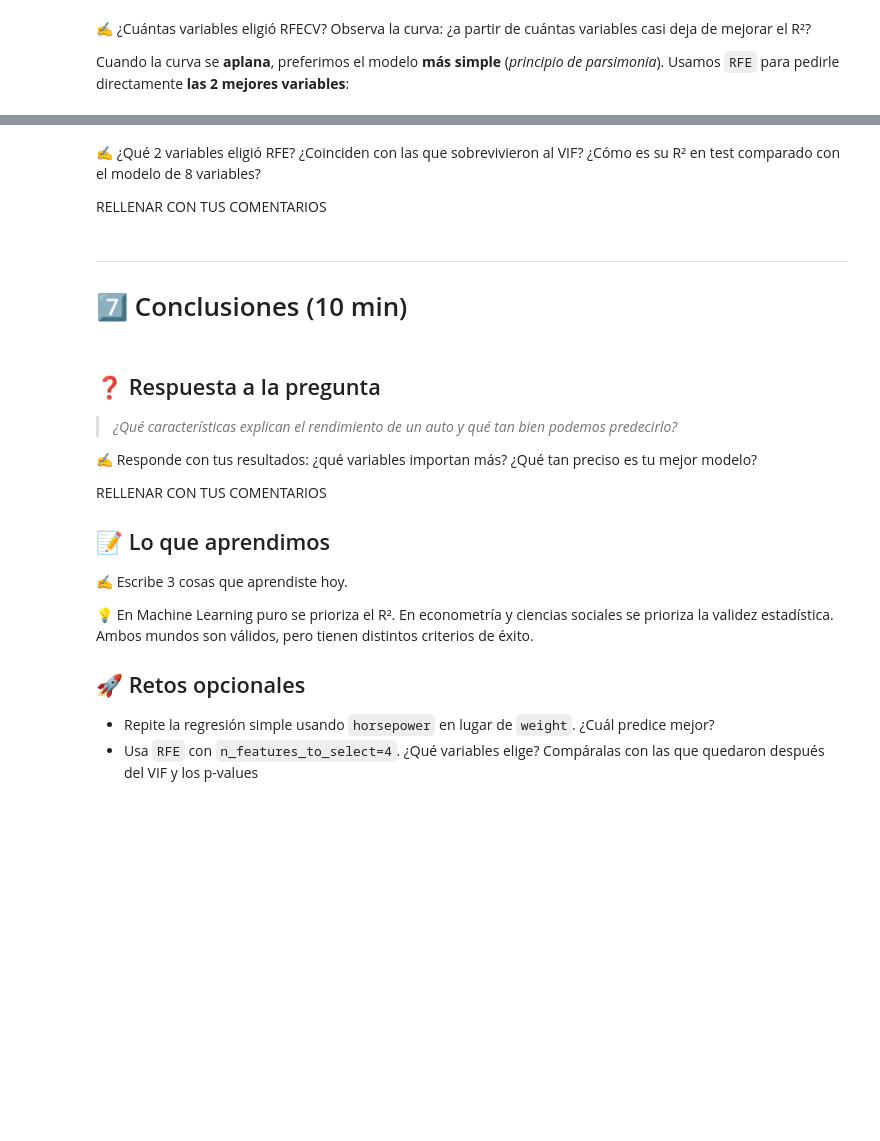
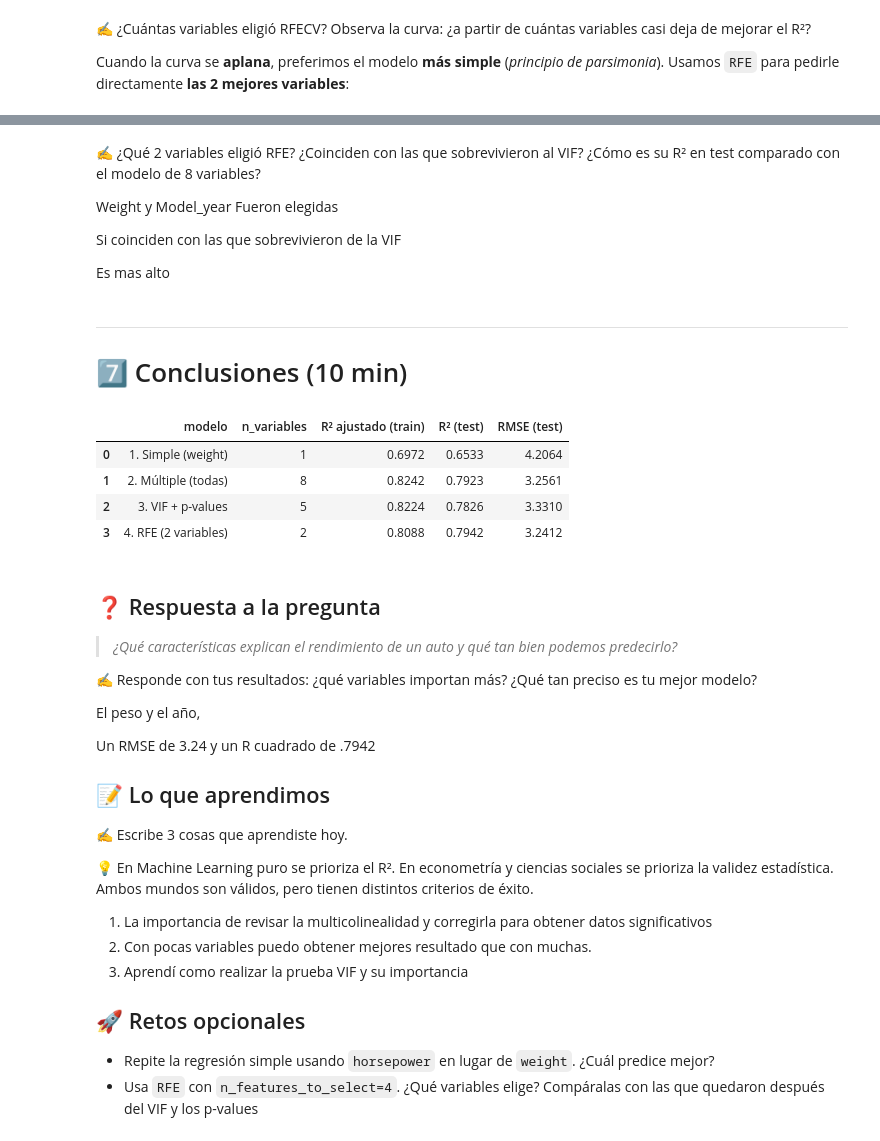
Before and after one commit to julianquirogaqtr/modelos-predictivos-597112, a Jupyter notebook: 01-regresion-lineal/caso_mpg.ipynb, the cells around one changed output, grey strips where cells are left out. Drawn from its saved outputs; the diff is of its cells as text; code cells hidden in the pictures; blank space fills up the shorter version.

```diff
--- a/01-regresion-lineal/caso_mpg.ipynb
+++ b/01-regresion-lineal/caso_mpg.ipynb
@@ -828,5 +831,5 @@ strong multicollinearity or other numerical problems.
 # Evalúa modelo_vif y agrégalo a la comparación (usa X_test_enc[cols_vif])
 # ✍️ Tu código aquí
 
-evaluar_modelo(modelo_vif, X_test_enc[cols_vif], y_test)
+comparacion.append(evaluar_modelo('3. VIF + p-values', modelo_vif, X_test_enc[cols_vif], y_test))
 # %% [output]
@@ -887,3 +892,8 @@ Cuando la curva se **aplana**, preferimos el modelo **más simple** (*principio
 # 3. cols_rfe = X_train_enc.columns[rfe.support_]
 # 4. Imprime cols_rfe
 # ✍️ Tu código aquí
+
+rfe = RFE(estimator=LinearRegression(), n_features_to_select=2)
+rfe.fit(X_train_scaled, y_train)
+cols_rfe = X_train_enc.columns[rfe.support_]
+print(cols_rfe)
@@ -891,3 +903,15 @@ Cuando la curva se **aplana**, preferimos el modelo **más simple** (*principio
 # Ajusta modelo_rfe con cols_rfe (sin escalar: X_train_enc[cols_rfe]), muestra el summary,
 # evalúalo y agrégalo a la comparación
 # ✍️ Tu código aquí
+
+model_rfe = ajustar_ols(X_train_enc[cols_rfe], y_train)
+print(model_rfe.summary())
+
+comparacion.append(
+    evaluar_modelo(
+        '4. RFE (2 variables)',
+        model_rfe,
+        X_test_enc[cols_rfe],
+        y_test
+    )
+)
@@ -894,14 +936,26 @@ Cuando la curva se **aplana**, preferimos el modelo **más simple** (*principio
 # %% [markdown]
 ✍️ ¿Qué 2 variables eligió RFE? ¿Coinciden con las que sobrevivieron al VIF? ¿Cómo es su R² en test comparado con el modelo de 8 variables?
 
-RELLENAR CON TUS COMENTARIOS
+Weight y Model_year Fueron elegidas
+
+Si coinciden con las que sobrevivieron de la VIF
+
+Es mas alto
 # %% [markdown]
 ---
 # 7️⃣ Conclusiones (10 min)
 # %%
 # Tabla comparativa de todos los modelos
 # Pista: pd.DataFrame(comparacion)
 # ✍️ Tu código aquí
+
+pd.DataFrame(comparacion)
+# %% [output]
+|  | modelo | n_variables | R² ajustado (train) | R² (test) | RMSE (test) |
+| 0 | 1. Simple (weight) | 1 | 0.6972 | 0.6533 | 4.2064 |
+| 1 | 2. Múltiple (todas) | 8 | 0.8242 | 0.7923 | 3.2561 |
+| 2 | 3. VIF + p-values | 5 | 0.8224 | 0.7826 | 3.3310 |
+| 3 | 4. RFE (2 variables) | 2 | 0.8088 | 0.7942 | 3.2412 |
 # %%
 # Grafica real vs predicho del modelo final
 # 1. y_pred_rfe = predecir(modelo_rfe, X_test_enc[cols_rfe])
@@ -913,13 +970,19 @@ RELLENAR CON TUS COMENTARIOS
 
 ✍️ Responde con tus resultados: ¿qué variables importan más? ¿Qué tan preciso es tu mejor modelo?
 
-RELLENAR CON TUS COMENTARIOS
+El peso y el año,
+
+Un RMSE de 3.24 y un R cuadrado de .7942
 
 ## 📝 Lo que aprendimos
 ✍️ Escribe 3 cosas que aprendiste hoy.
 
 💡 En Machine Learning puro se prioriza el R². En econometría y ciencias sociales se prioriza la validez estadística. Ambos mundos son válidos, pero tienen distintos criterios de éxito.
 
+1. La importancia de revisar la multicolinealidad y corregirla para obtener datos significativos
+2. Con pocas variables puedo obtener mejores resultado que con muchas.
+3. Aprendí como realizar la prueba VIF y su importancia
+
 ## 🚀 Retos opcionales
 - Repite la regresión simple usando `horsepower` en lugar de `weight`. ¿Cuál predice mejor?
 - Usa `RFE` con `n_features_to_select=4`. ¿Qué variables elige? Compáralas con las que quedaron después del VIF y los p-values
```
Also changed, not shown: parts of 13 cells of this notebook.
